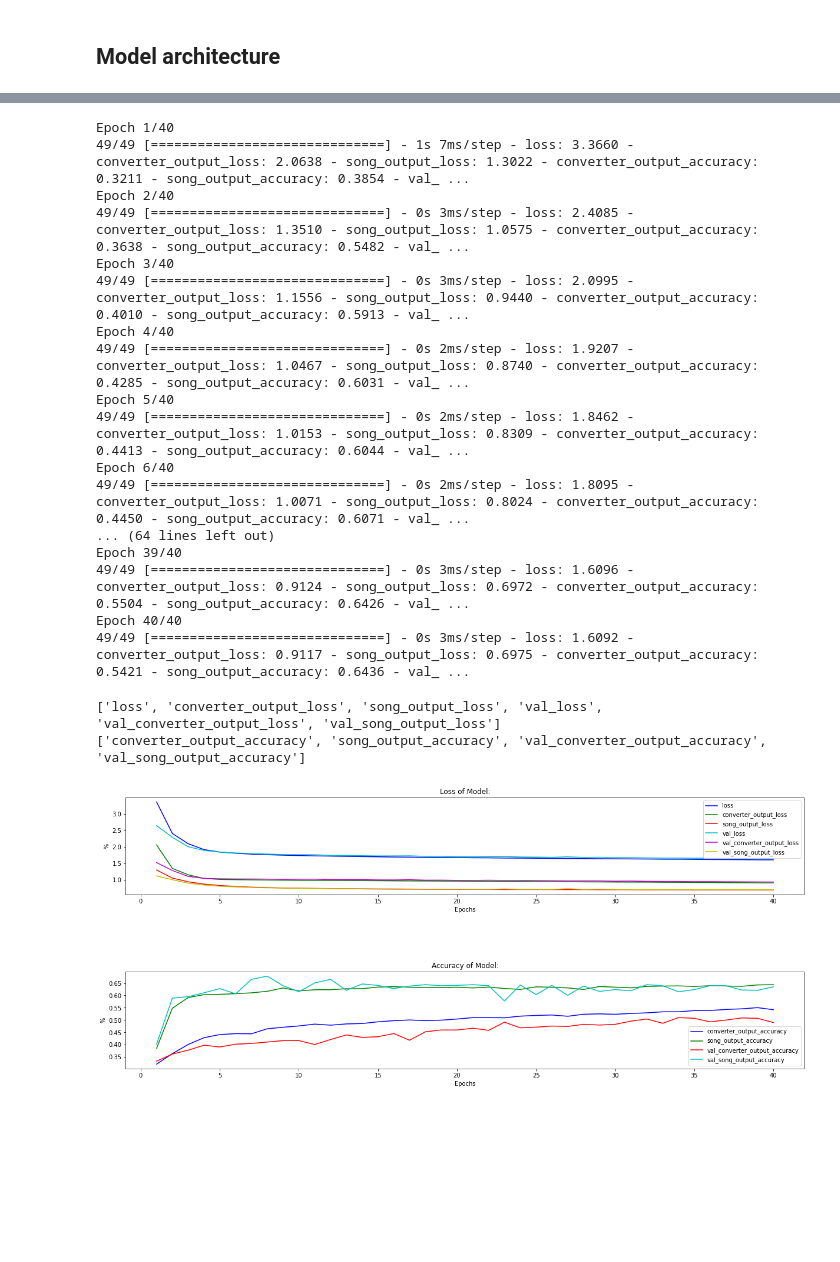
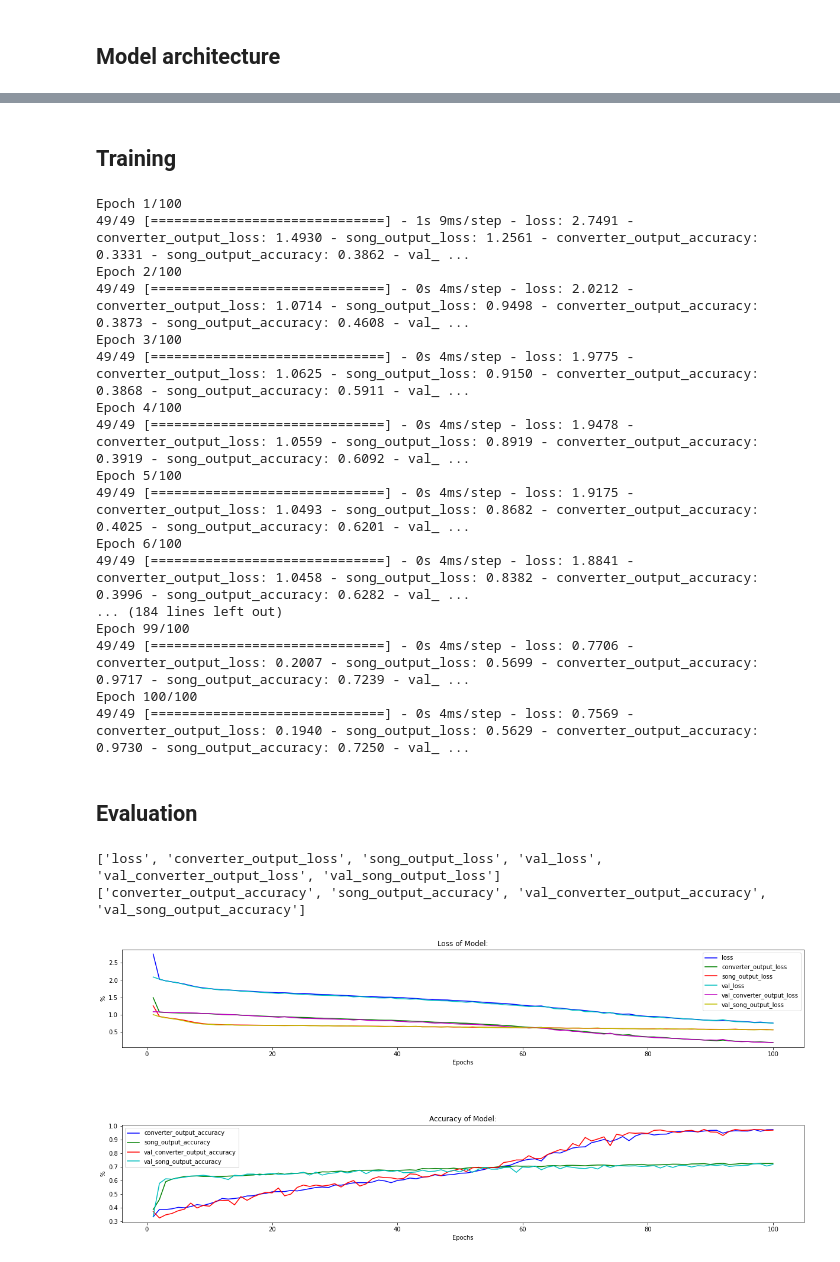
Before and after one commit to sandrosage/Monitoring_Converter_ML, a Jupyter notebook: Machine_Learining/deep_learning.ipynb, the cells around one changed output, grey strips where cells are left out. Cells and saved outputs as stored; diff of their text form; code cells hidden in the pictures; blank space fills up the shorter version.

```diff
--- a/Machine_Learining/deep_learning.ipynb
+++ b/Machine_Learining/deep_learning.ipynb
@@ -283,7 +283,9 @@ plot_model(model, show_shapes=True)
+# %% [markdown]
+## Training
 # %%
 from keras.optimizers import Adam
 init_lr = 1e-4
-epochs = 40
+epochs = 100
 opt = Adam(learning_rate=init_lr, decay=init_lr / epochs)
 model.compile(optimizer=opt,
               loss={
@@ -296,23 +298,25 @@ model.compile(optimizer=opt,
 # %%
 history = model.fit(X_train, [conv_train_labels, song_train_labels], batch_size=128, epochs=epochs, validation_split=.1)
 # %% [output]
-Epoch 1/40
-49/49 [==============================] - 1s 7ms/step - loss: 3.3660 - converter_output_loss: 2.0638 - song_output_loss: 1.3022 - converter_output_accuracy: 0.3211 - song_output_accuracy: 0.3854 - val_ ...
-Epoch 2/40
-49/49 [==============================] - 0s 3ms/step - loss: 2.4085 - converter_output_loss: 1.3510 - song_output_loss: 1.0575 - converter_output_accuracy: 0.3638 - song_output_accuracy: 0.5482 - val_ ...
-Epoch 3/40
-49/49 [==============================] - 0s 3ms/step - loss: 2.0995 - converter_output_loss: 1.1556 - song_output_loss: 0.9440 - converter_output_accuracy: 0.4010 - song_output_accuracy: 0.5913 - val_ ...
-Epoch 4/40
-49/49 [==============================] - 0s 2ms/step - loss: 1.9207 - converter_output_loss: 1.0467 - song_output_loss: 0.8740 - converter_output_accuracy: 0.4285 - song_output_accuracy: 0.6031 - val_ ...
-Epoch 5/40
-49/49 [==============================] - 0s 2ms/step - loss: 1.8462 - converter_output_loss: 1.0153 - song_output_loss: 0.8309 - converter_output_accuracy: 0.4413 - song_output_accuracy: 0.6044 - val_ ...
-Epoch 6/40
-49/49 [==============================] - 0s 2ms/step - loss: 1.8095 - converter_output_loss: 1.0071 - song_output_loss: 0.8024 - converter_output_accuracy: 0.4450 - song_output_accuracy: 0.6071 - val_ ...
-... (64 lines left out)
-Epoch 39/40
-49/49 [==============================] - 0s 3ms/step - loss: 1.6096 - converter_output_loss: 0.9124 - song_output_loss: 0.6972 - converter_output_accuracy: 0.5504 - song_output_accuracy: 0.6426 - val_ ...
-Epoch 40/40
-49/49 [==============================] - 0s 3ms/step - loss: 1.6092 - converter_output_loss: 0.9117 - song_output_loss: 0.6975 - converter_output_accuracy: 0.5421 - song_output_accuracy: 0.6436 - val_ ...
+Epoch 1/100
+49/49 [==============================] - 1s 9ms/step - loss: 2.7491 - converter_output_loss: 1.4930 - song_output_loss: 1.2561 - converter_output_accuracy: 0.3331 - song_output_accuracy: 0.3862 - val_ ...
+Epoch 2/100
+49/49 [==============================] - 0s 4ms/step - loss: 2.0212 - converter_output_loss: 1.0714 - song_output_loss: 0.9498 - converter_output_accuracy: 0.3873 - song_output_accuracy: 0.4608 - val_ ...
+Epoch 3/100
+49/49 [==============================] - 0s 4ms/step - loss: 1.9775 - converter_output_loss: 1.0625 - song_output_loss: 0.9150 - converter_output_accuracy: 0.3868 - song_output_accuracy: 0.5911 - val_ ...
+Epoch 4/100
+49/49 [==============================] - 0s 4ms/step - loss: 1.9478 - converter_output_loss: 1.0559 - song_output_loss: 0.8919 - converter_output_accuracy: 0.3919 - song_output_accuracy: 0.6092 - val_ ...
+Epoch 5/100
+49/49 [==============================] - 0s 4ms/step - loss: 1.9175 - converter_output_loss: 1.0493 - song_output_loss: 0.8682 - converter_output_accuracy: 0.4025 - song_output_accuracy: 0.6201 - val_ ...
+Epoch 6/100
+49/49 [==============================] - 0s 4ms/step - loss: 1.8841 - converter_output_loss: 1.0458 - song_output_loss: 0.8382 - converter_output_accuracy: 0.3996 - song_output_accuracy: 0.6282 - val_ ...
+... (184 lines left out)
+Epoch 99/100
+49/49 [==============================] - 0s 4ms/step - loss: 0.7706 - converter_output_loss: 0.2007 - song_output_loss: 0.5699 - converter_output_accuracy: 0.9717 - song_output_accuracy: 0.7239 - val_ ...
+Epoch 100/100
+49/49 [==============================] - 0s 4ms/step - loss: 0.7569 - converter_output_loss: 0.1940 - song_output_loss: 0.5629 - converter_output_accuracy: 0.9730 - song_output_accuracy: 0.7250 - val_ ...
+# %% [markdown]
+## Evaluation
 # %%
 import matplotlib.colors as mcolors
 
@@ -360,8 +364,8 @@ def plot_history(history, epochs_size):
 
     plt.show()
 # %%
-plot_history(history, 40)
+plot_history(history, epochs)
 # %% [output]
 ['loss', 'converter_output_loss', 'song_output_loss', 'val_loss', 'val_converter_output_loss', 'val_song_output_loss']
 ['converter_output_accuracy', 'song_output_accuracy', 'val_converter_output_accuracy', 'val_song_output_accuracy']
-[figure, old version]
+[figure, new version]
```
Also changed, not shown: parts of 3 cells of this notebook, 1 other file.
